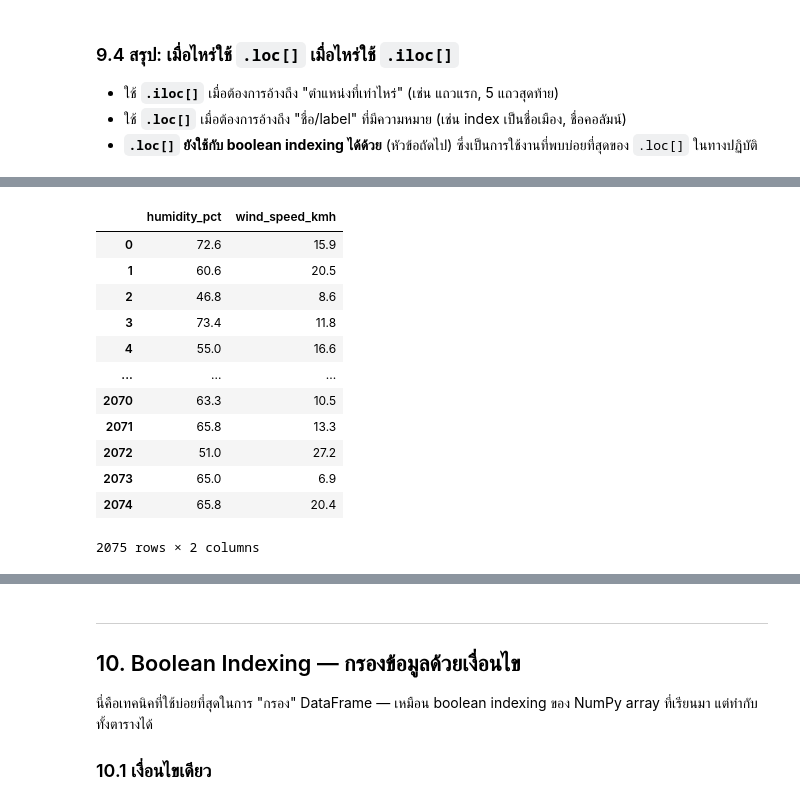
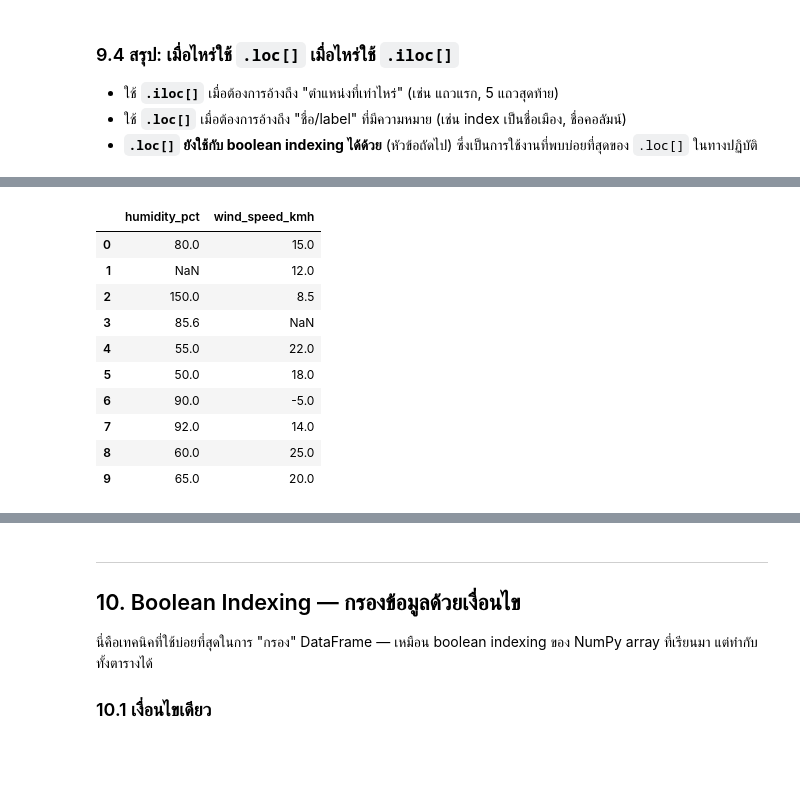
Before and after one commit to woranun-00/-1, a Jupyter notebook: Module-A-Notebooks/SC612104_Session08_Pandas_Basics.ipynb, the cells around one changed output, grey strips where cells are left out. Cells and saved outputs as stored; diff of their text form; code cells hidden in the pictures; blank space fills up the shorter version.

```diff
--- a/Module-A-Notebooks/SC612104_Session08_Pandas_Basics.ipynb
+++ b/Module-A-Notebooks/SC612104_Session08_Pandas_Basics.ipynb
@@ -644,22 +644,20 @@ Index(['record_id', 'date', 'city', 'country', 'region', 'temperature_c',
 # %%
 # ให้ดึงเฉพาะคอลัมน์ humidity_pct, wind_speed_kmh
 df[['humidity_pct','wind_speed_kmh']]
-df.iloc[:, [6,8]]
+df.iloc[:, [4,6]]
 df.loc[:, ['humidity_pct','wind_speed_kmh']]
 # %% [output]
 |  | humidity_pct | wind_speed_kmh |
-| 0 | 72.6 | 15.9 |
-| 1 | 60.6 | 20.5 |
-| 2 | 46.8 | 8.6 |
-| 3 | 73.4 | 11.8 |
-| 4 | 55.0 | 16.6 |
-| ... | ... | ... |
-| 2070 | 63.3 | 10.5 |
-| 2071 | 65.8 | 13.3 |
-| 2072 | 51.0 | 27.2 |
-| 2073 | 65.0 | 6.9 |
-| 2074 | 65.8 | 20.4 |
+| 0 | 80.0 | 15.0 |
+| 1 | NaN | 12.0 |
+| 2 | 150.0 | 8.5 |
+| 3 | 85.6 | NaN |
+| 4 | 55.0 | 22.0 |
+| 5 | 50.0 | 18.0 |
+| 6 | 90.0 | -5.0 |
+| 7 | 92.0 | 14.0 |
+| 8 | 60.0 | 25.0 |
+| 9 | 65.0 | 20.0 |
-2075 rows × 2 columns
 # %%
 df['region']=='Asia'
 # %% [output]
```
Also changed, not shown: parts of 4 cells of this notebook.
